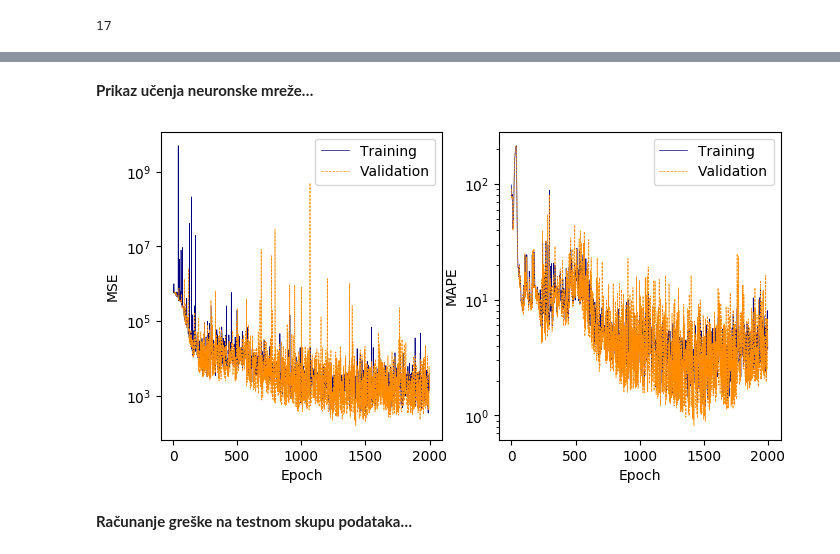
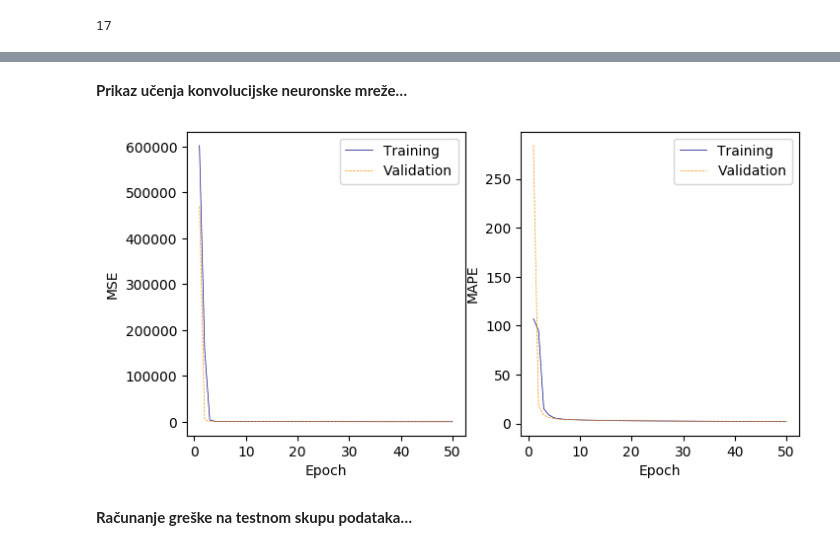
Before and after one commit to DavorPenzar/diplomski, a Jupyter notebook: code/Models.ipynb, the cells around one changed output, grey strips where cells are left out. Drawn from its saved outputs; the diff is of its cells as text; code cells hidden in the pictures.

```diff
--- a/code/Models.ipynb
+++ b/code/Models.ipynb
@@ -803,7 +954,7 @@ array([-1.00479834e-03,  1.27109239e-03,  1.51762635e-02,  3.27179136e-05,
 # %% [markdown]
 **Predviđanje na testnom skupu podataka&hellip;**
 # %%
-l_0_inv_predicted = polynomial_5.predict(num.test[polynomial_index])
+l_0_inv_predicted = model.predict(num.test[polynomial_index])
 # %% [markdown]
 **Računanje greške na testnom skupu podataka&hellip;**
 # %% [markdown]
@@ -1403,9 +1756,7 @@ bbox = np.array(
     [[-1.0, -1.0], [1.0, 1.0]],
     dtype = float,
     copy = True,
-    order = 'F',
-    subok = False,
-    ndmin = 2
+    order = 'C'
 )
 # %% [markdown]
 Definiranje rezolucije vizualizacije&hellip;
@@ -1427,12 +1860,11 @@ for name, df in zip(['train', 'validation', 'test'], iter(img)):
     # Initialise the set of visualisations to zeros.
     X.update(
         {
-            name :
-                np.zeros(
-                    (int(df.shape[0]), res, res),
-                    dtype = float,
-                    order = 'C'
-                )
+            name : np.zeros(
+                (int(df.shape[0]), res, res),
+                dtype = float,
+                order = 'C'
+            )
         }
     )
 
@@ -1445,19 +1877,16 @@ for name, df in zip(['train', 'validation', 'test'], iter(img)):
             n = res + 1,
             out = X[name][i]
         )
-
-    # Normalise the visualisations so that the equilateral triangle's maximal
-    # value reaches 1.
-    X[name] *= (
-        3.4641016151377545870548926830117447338856105076207612561116139589
-    )
-
-    # Copy the target values.
-    l_0.update({name : df.l_0.values.copy(order = 'C')})
     try:
         del i
     except (NameError, UnboundLocalError):
         pass
+
+    # Normalise the visualisations by the normalisation factor.
+    X[name] *= nf
+
+    # Copy the target values.
+    l_0.update({name : df.l_0.values.copy(order = 'C')})
 try:
     del name
 except (NameError, UnboundLocalError):
@@ -1568,5 +2014,5 @@ Epoch 50/50
 # %% [markdown]
-**Prikaz učenja neuronske mreže&hellip;**
+**Prikaz učenja konvolucijske neuronske mreže&hellip;**
 # %%
 # Create a figure and 2 subplots.
 fig, ax = plt.subplots(
@@ -1617,40 +2063,40 @@ ax[1].plot(
     linestyle = '--',
     linewidth = '0.5',
     marker = 'None',
     label = 'Validation'
 )
 
 # Set the y-axis scale to logarithmic on both subplots.
-for i in six.moves.range(2):
-    ax[i].set_yscale('log')
-try:
-    del i
-except (NameError, UnboundLocalError):
-    pass
+#for i in six.moves.range(2):
+#    ax[i].set_yscale('log')
+#try:
+#    del i
+#except (NameError, UnboundLocalError):
+#    pass
 
 # Set axis labels on the left subplot.
 ax[0].set_xlabel('Epoch')
 ax[0].set_ylabel('MSE')
 
 # Set axis labels on the right subplot.
 ax[1].set_xlabel('Epoch')
 ax[1].set_ylabel('MAPE')
 
 # Set legends on the subplots.
 for i in six.moves.range(2):
     ax[i].legend(loc = 'upper right')
 try:
     del i
 except (NameError, UnboundLocalError):
     pass
 
 # Save the figure
 fig.savefig('convolutional_neural_network_learning.pdf', bbox_inches = 'tight')
 
 # Show the plots.
 plt.show()
 # %% [output]
-[figure, old version]
+[figure, new version]
 # %%
 # Free the memory.
 del fig
```
Also changed, not shown: parts of 142 cells of this notebook.
